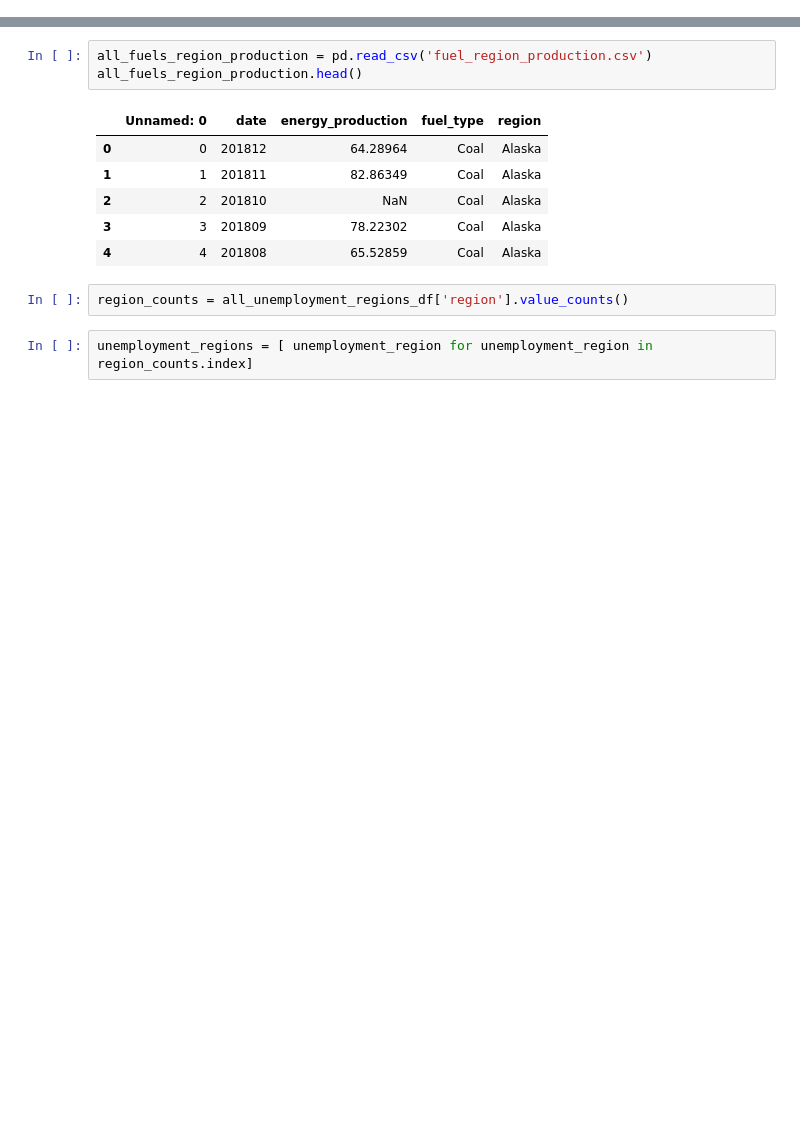
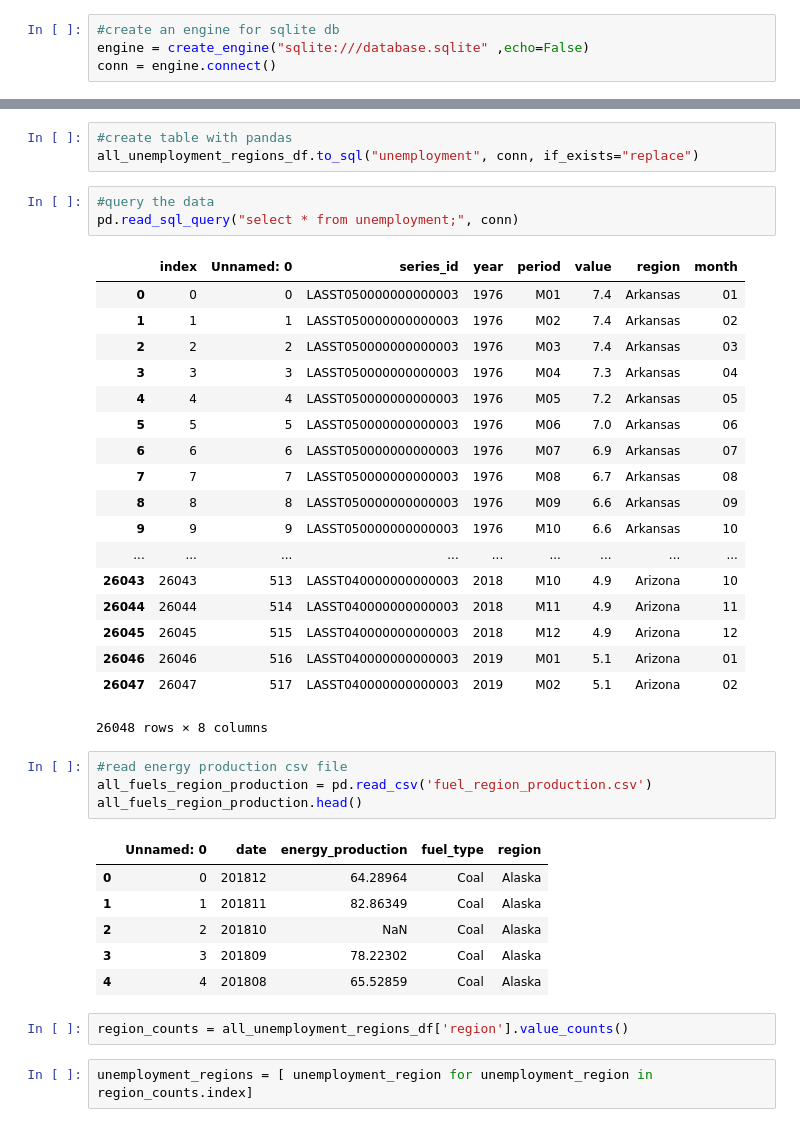
Before and after one commit to randyn/unemployment-renewable-energy-ETL, a Jupyter notebook: FinalClean-Merge.ipynb, the cells around one changed output, grey strips where cells are left out. Drawn from its saved outputs; the diff is of its cells as text; blank space fills up the shorter version.

Commit message:
write to db tables

```diff
--- a/FinalClean-Merge.ipynb
+++ b/FinalClean-Merge.ipynb
@@ -5 +9,5 @@ import datetime as dt
+# %%
+#create an engine for sqlite db
+engine = create_engine("sqlite:///database.sqlite" ,echo=False)
+conn = engine.connect()
 # %%
@@ -15,4 +37,30 @@ all_unemployment_regions_df.head()
+# %%
+#create table with pandas
+all_unemployment_regions_df.to_sql("unemployment", conn, if_exists="replace")
+# %%
+#query the data
+pd.read_sql_query("select * from unemployment;", conn)
+# %% [output]
+|  | index | Unnamed: 0 | series_id | year | period | value | region | month |
+| 0 | 0 | 0 | LASST050000000000003 | 1976 | M01 | 7.4 | Arkansas | 01 |
+| 1 | 1 | 1 | LASST050000000000003 | 1976 | M02 | 7.4 | Arkansas | 02 |
+| 2 | 2 | 2 | LASST050000000000003 | 1976 | M03 | 7.4 | Arkansas | 03 |
+| 3 | 3 | 3 | LASST050000000000003 | 1976 | M04 | 7.3 | Arkansas | 04 |
+| 4 | 4 | 4 | LASST050000000000003 | 1976 | M05 | 7.2 | Arkansas | 05 |
+| 5 | 5 | 5 | LASST050000000000003 | 1976 | M06 | 7.0 | Arkansas | 06 |
+| 6 | 6 | 6 | LASST050000000000003 | 1976 | M07 | 6.9 | Arkansas | 07 |
+| 7 | 7 | 7 | LASST050000000000003 | 1976 | M08 | 6.7 | Arkansas | 08 |
+| 8 | 8 | 8 | LASST050000000000003 | 1976 | M09 | 6.6 | Arkansas | 09 |
+| 9 | 9 | 9 | LASST050000000000003 | 1976 | M10 | 6.6 | Arkansas | 10 |
+| ... | ... | ... | ... | ... | ... | ... | ... | ... |
+| 26043 | 26043 | 513 | LASST040000000000003 | 2018 | M10 | 4.9 | Arizona | 10 |
+| 26044 | 26044 | 514 | LASST040000000000003 | 2018 | M11 | 4.9 | Arizona | 11 |
+| 26045 | 26045 | 515 | LASST040000000000003 | 2018 | M12 | 4.9 | Arizona | 12 |
+| 26046 | 26046 | 516 | LASST040000000000003 | 2019 | M01 | 5.1 | Arizona | 01 |
+| 26047 | 26047 | 517 | LASST040000000000003 | 2019 | M02 | 5.1 | Arizona | 02 |
+26048 rows × 8 columns
 # %%
+#read energy production csv file
 all_fuels_region_production = pd.read_csv('fuel_region_production.csv')
 all_fuels_region_production.head()
 # %% [output]
```
Also changed, not shown: parts of 13 cells of this notebook.
